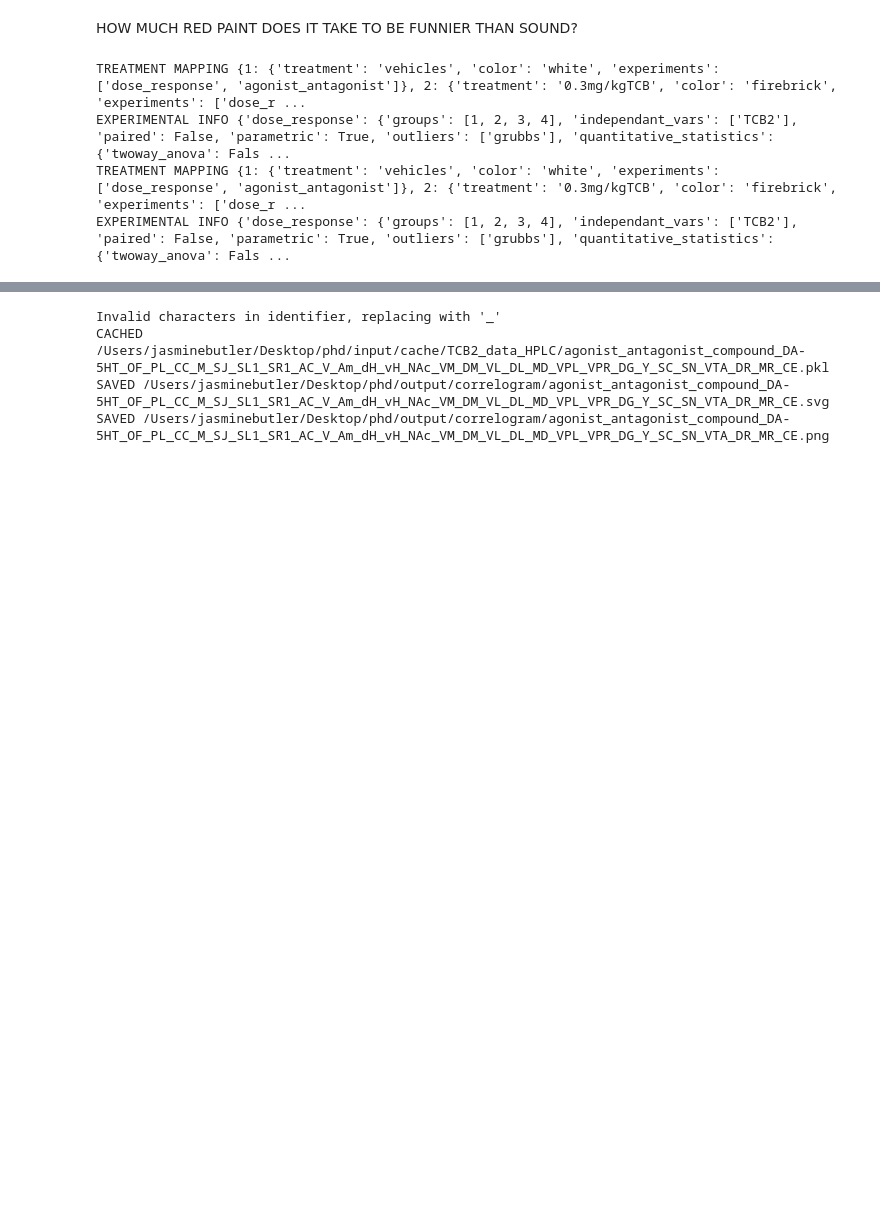
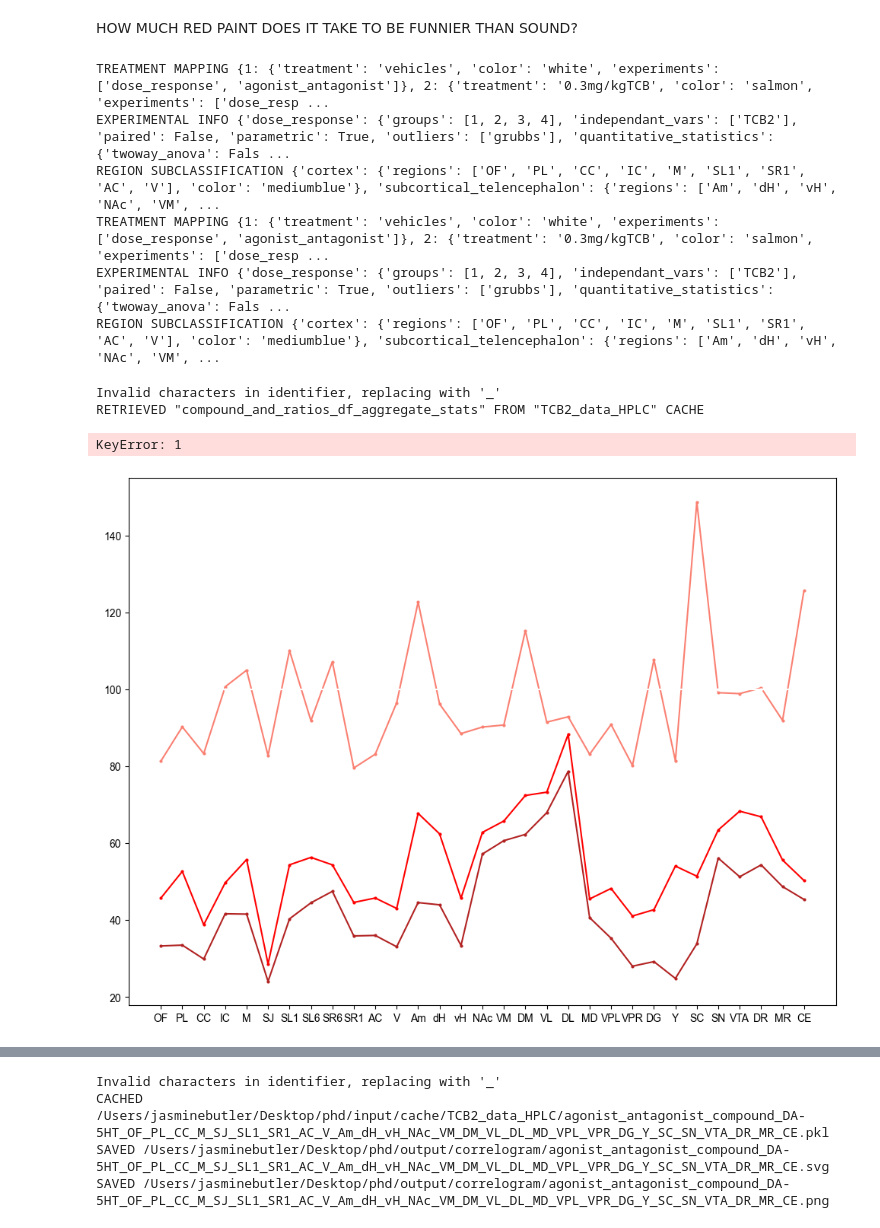
Before and after one commit to remicorne/phd, a Jupyter notebook: RUN.ipynb, the cells around one changed output, grey strips where cells are left out. Saved outputs shown, nothing was run; the diff lists cells and outputs as text; code cells hidden in the pictures; blank space fills up the shorter version.

Commit message:
quantitativesummaryfig fixed and renamed percentagevehiclesfig NEED TO INTERGRATE with remi prompts and regions

```diff
--- a/RUN.ipynb
+++ b/RUN.ipynb
@@ -15,7 +15,7 @@ treatment_mapping = (
             "experiments": ["dose_response", "agonist_antagonist"],
             },
         2: {"treatment": "0.3mg/kgTCB",
-            "color": "firebrick",
+            "color": "salmon",
             "experiments": ["dose_response"],
             },
         3: {"treatment": "3mg/kgTCB",
@@ -23,15 +23,15 @@ treatment_mapping = (
             "experiments": ["dose_response", "agonist_antagonist"],
             },
         4: {"treatment": "10mg/kgTCB",
-            "color": "salmon",
+            "color": "firebrick",
             "experiments": ["dose_response"],
             },
         5: {"treatment": "0.2mg/kgMDL",
-            "color": "black",
+            "color": "grey",
             "experiments": ["agonist_antagonist"],
             },
         6: {"treatment": "TCB+MDL",
-            "color": "grey",
+            "color": "black",
             "experiments": ["agonist_antagonist"],
             },
     }
@@ -89,15 +89,16 @@ experimental_info = {
 
 
 saveMetadata(
-    filename, treatment_mapping=treatment_mapping, experimental_info=experimental_info
+    filename, treatment_mapping=treatment_mapping, experimental_info=experimental_info, region_subclassification=region_subclassification
 )
 
-#this is hacky as fuck but for now as all files are from same experiment so need access to info
 saveMetadata(
-    HT_filename, treatment_mapping=treatment_mapping, experimental_info=experimental_info
+    HT_filename, treatment_mapping=treatment_mapping, experimental_info=experimental_info, region_subclassification=region_subclassification
 )
 # %% [output]
-TREATMENT MAPPING {1: {'treatment': 'vehicles', 'color': 'white', 'experiments': ['dose_response', 'agonist_antagonist']}, 2: {'treatment': '0.3mg/kgTCB', 'color': 'firebrick', 'experiments': ['dose_r ...
+TREATMENT MAPPING {1: {'treatment': 'vehicles', 'color': 'white', 'experiments': ['dose_response', 'agonist_antagonist']}, 2: {'treatment': '0.3mg/kgTCB', 'color': 'salmon', 'experiments': ['dose_resp ...
 EXPERIMENTAL INFO {'dose_response': {'groups': [1, 2, 3, 4], 'independant_vars': ['TCB2'], 'paired': False, 'parametric': True, 'outliers': ['grubbs'], 'quantitative_statistics': {'twoway_anova': Fals ...
-TREATMENT MAPPING {1: {'treatment': 'vehicles', 'color': 'white', 'experiments': ['dose_response', 'agonist_antagonist']}, 2: {'treatment': '0.3mg/kgTCB', 'color': 'firebrick', 'experiments': ['dose_r ...
+REGION SUBCLASSIFICATION {'cortex': {'regions': ['OF', 'PL', 'CC', 'IC', 'M', 'SL1', 'SR1', 'AC', 'V'], 'color': 'mediumblue'}, 'subcortical_telencephalon': {'regions': ['Am', 'dH', 'vH', 'NAc', 'VM', ...
+TREATMENT MAPPING {1: {'treatment': 'vehicles', 'color': 'white', 'experiments': ['dose_response', 'agonist_antagonist']}, 2: {'treatment': '0.3mg/kgTCB', 'color': 'salmon', 'experiments': ['dose_resp ...
 EXPERIMENTAL INFO {'dose_response': {'groups': [1, 2, 3, 4], 'independant_vars': ['TCB2'], 'paired': False, 'parametric': True, 'outliers': ['grubbs'], 'quantitative_statistics': {'twoway_anova': Fals ...
+REGION SUBCLASSIFICATION {'cortex': {'regions': ['OF', 'PL', 'CC', 'IC', 'M', 'SL1', 'SR1', 'AC', 'V'], 'color': 'mediumblue'}, 'subcortical_telencephalon': {'regions': ['Am', 'dH', 'vH', 'NAc', 'VM', ...
@@ -106,3 +105,19 @@ EXPERIMENTAL INFO {'dose_response': {'groups': [1, 2, 3, 4], 'independant_vars':
+# %%
+#CHOSE ALL OUTLIERS IN LOOP - REMI (ratios only compound_ratio_mapping)
+
+percentageVehiclesFig(
+        filename,
+        experiment='dose_response',
+        compound='5HIAA/5HT',
+        regions=["OF","PL","CC", "IC","M", "SJ","SL1", "SL6", "SR6", "SR1", "AC", "V",
+                "Am", "dH", "vH", "NAc", "VM", "DM","VL", "DL", "MD",  "VPL",  "VPR",
+                "DG", "Y",  "SC","SN", "VTA", "DR","MR", "CE"], #REMI i would ike this to work the same way it does for correlograms i.e. also specifying the order
+        from_scratch=True )
+# %% [output]
+Invalid characters in identifier, replacing with '_'
+RETRIEVED "compound_and_ratios_df_aggregate_stats" FROM "TCB2_data_HPLC" CACHE
+KeyError: 1
+[figure, added]
 # %%
 #QUANTITATIVE HISTOGRAMS
 
```
Also changed, not shown: parts of 3 cells of this notebook, 7 other files.
